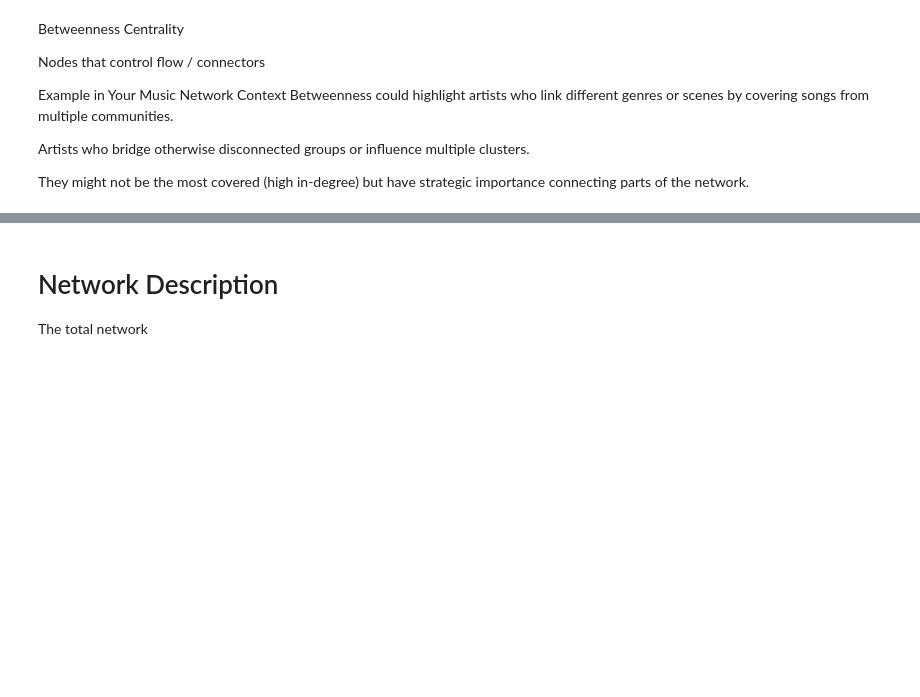
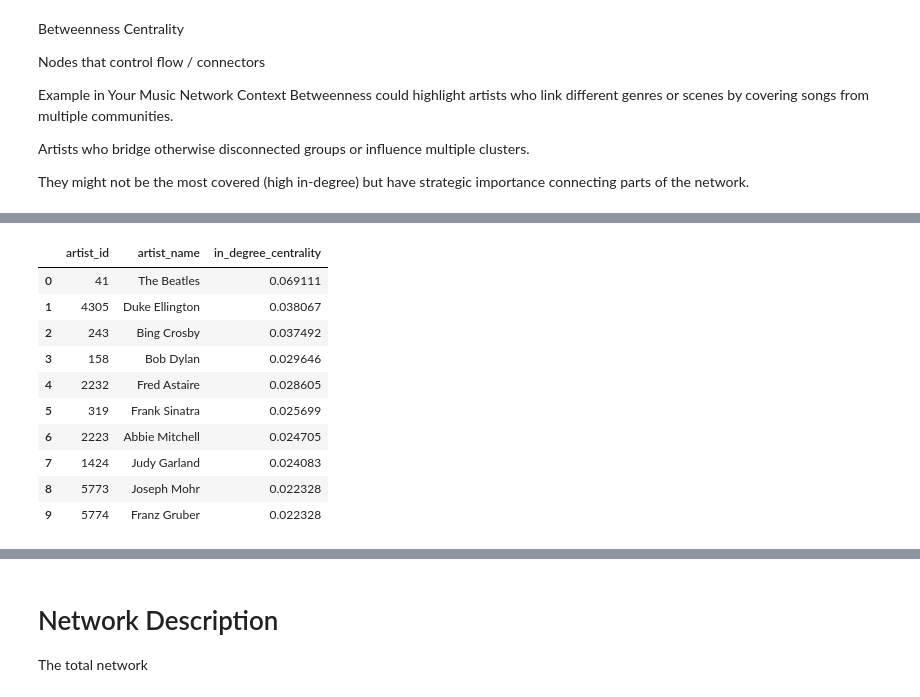
Before and after one commit to freiraum-bq/Music_Project, a Jupyter notebook: python/integrated.ipynb, the cells around one changed output, grey strips where cells are left out. Saved outputs shown, nothing was run; the diff lists cells and outputs as text; code cells hidden in the pictures; blank space fills up the shorter version.

```diff
--- a/python/integrated.ipynb
+++ b/python/integrated.ipynb
@@ -619,0 +630,22 @@ print(btw_degree_top_10)
+# %%
+# In-degree centrality for COVERED
+in_deg_cov = nx.in_degree_centrality(G_covered)
+top10_cov = sorted(in_deg_cov.items(), key=lambda x: x[1], reverse=True)[:10]
+in_degree_cov_top10 = pd.DataFrame({
+    'artist_id': [artist_id for artist_id, _ in top10_cov],
+    'artist_name': [G.nodes[artist_id].get('name', 'Unknown') for artist_id, _ in top10_cov],
+    'in_degree_centrality': [score for _, score in top10_cov]
+})
+in_degree_cov_top10
+# %% [output]
+|  | artist_id | artist_name | in_degree_centrality |
+| 0 | 41 | The Beatles | 0.069111 |
+| 1 | 4305 | Duke Ellington | 0.038067 |
+| 2 | 243 | Bing Crosby | 0.037492 |
+| 3 | 158 | Bob Dylan | 0.029646 |
+| 4 | 2232 | Fred Astaire | 0.028605 |
+| 5 | 319 | Frank Sinatra | 0.025699 |
+| 6 | 2223 | Abbie Mitchell | 0.024705 |
+| 7 | 1424 | Judy Garland | 0.024083 |
+| 8 | 5773 | Joseph Mohr | 0.022328 |
+| 9 | 5774 | Franz Gruber | 0.022328 |
```
Also changed, not shown: parts of 15 cells of this notebook.
